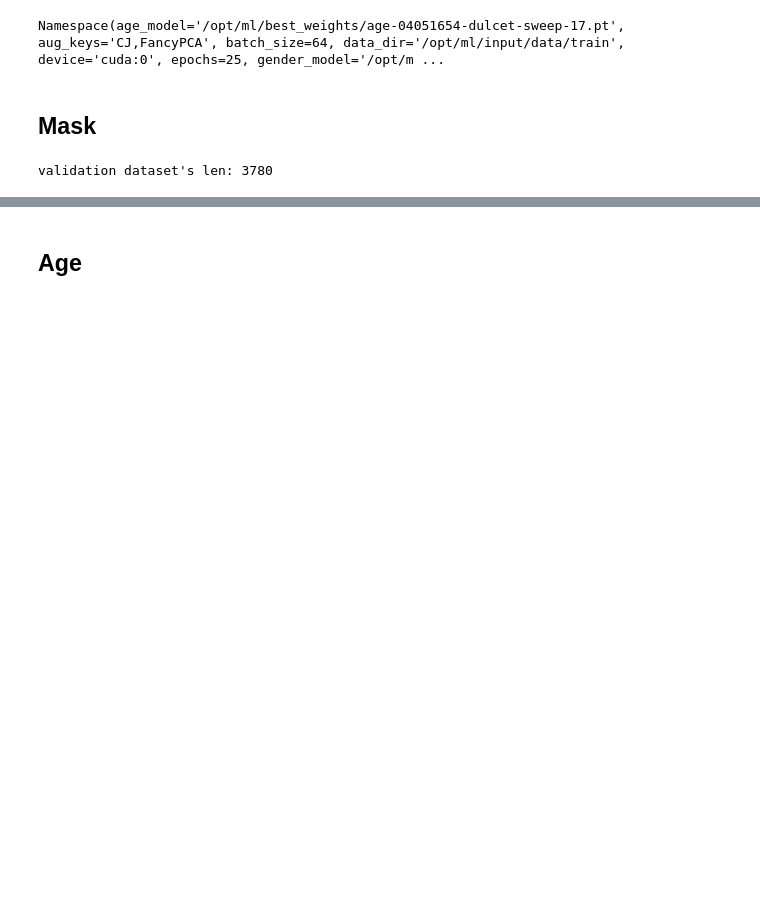
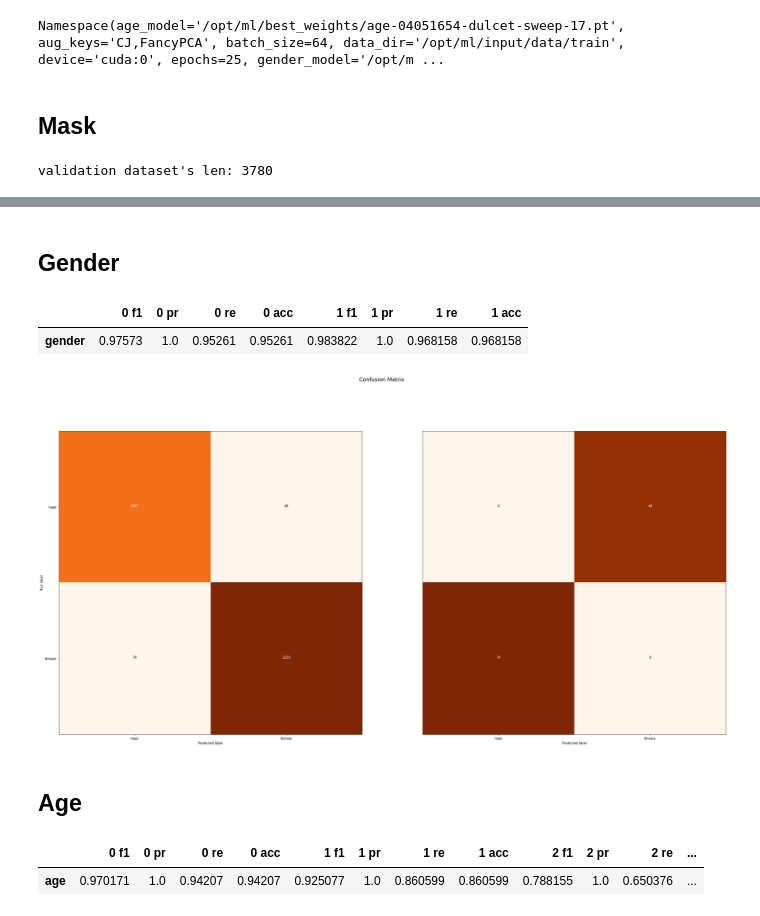
Before and after one commit to bcaitech1/p1-img-ggm1207, a Jupyter notebook: 1-STAGE/notebook/18-check-predict.ipynb, the cells around one changed output, grey strips where cells are left out. Saved outputs shown, nothing was run; the diff lists cells and outputs as text; code cells hidden in the pictures; blank space fills up the shorter version.

```diff
--- a/1-STAGE/notebook/18-check-predict.ipynb
+++ b/1-STAGE/notebook/18-check-predict.ipynb
@@ -216,5 +222,23 @@ fig = log_confusion_matrix(args, labels, preds)
+# %% [markdown]
+## Gender
 # %%
 gender_model, key = models[1], 'gender'
+# %%
+args.train_key = key
+
+_, dataloader = get_dataloader(args)
+_, labels, preds = get_all_datas(args, gender_model, dataloader)
+labels, preds = tensor_to_numpy(labels), tensor_to_numpy(preds)
+
+df = log_f1_and_acc_scores(args, labels, preds)
+df.head()
+# %% [output]
+|  | 0 f1 | 0 pr | 0 re | 0 acc | 1 f1 | 1 pr | 1 re | 1 acc |
+| gender | 0.97573 | 1.0 | 0.95261 | 0.95261 | 0.983822 | 1.0 | 0.968158 | 0.968158 |
+# %%
+fig = log_confusion_matrix(args, labels, preds)
+# %% [output]
+[figure, added]
 # %% [markdown]
 ## Age
 # %%
@@ -230,0 +246,12 @@ if __name__ == "__main__":
+# %%
+args.train_key = key
+
+_, dataloader = get_dataloader(args)
+_, labels, preds = get_all_datas(args, age_model, dataloader)
+labels, preds = tensor_to_numpy(labels), tensor_to_numpy(preds)
+
+df = log_f1_and_acc_scores(args, labels, preds)
+df.head()
+# %% [output]
+|  | 0 f1 | 0 pr | 0 re | 0 acc | 1 f1 | 1 pr | 1 re | 1 acc | 2 f1 | 2 pr | 2 re | ... |
+| age | 0.970171 | 1.0 | 0.94207 | 0.94207 | 0.925077 | 1.0 | 0.860599 | 0.860599 | 0.788155 | 1.0 | 0.650376 | ... |
```
Also changed, not shown: parts of 7 cells of this notebook, 7 other files.
